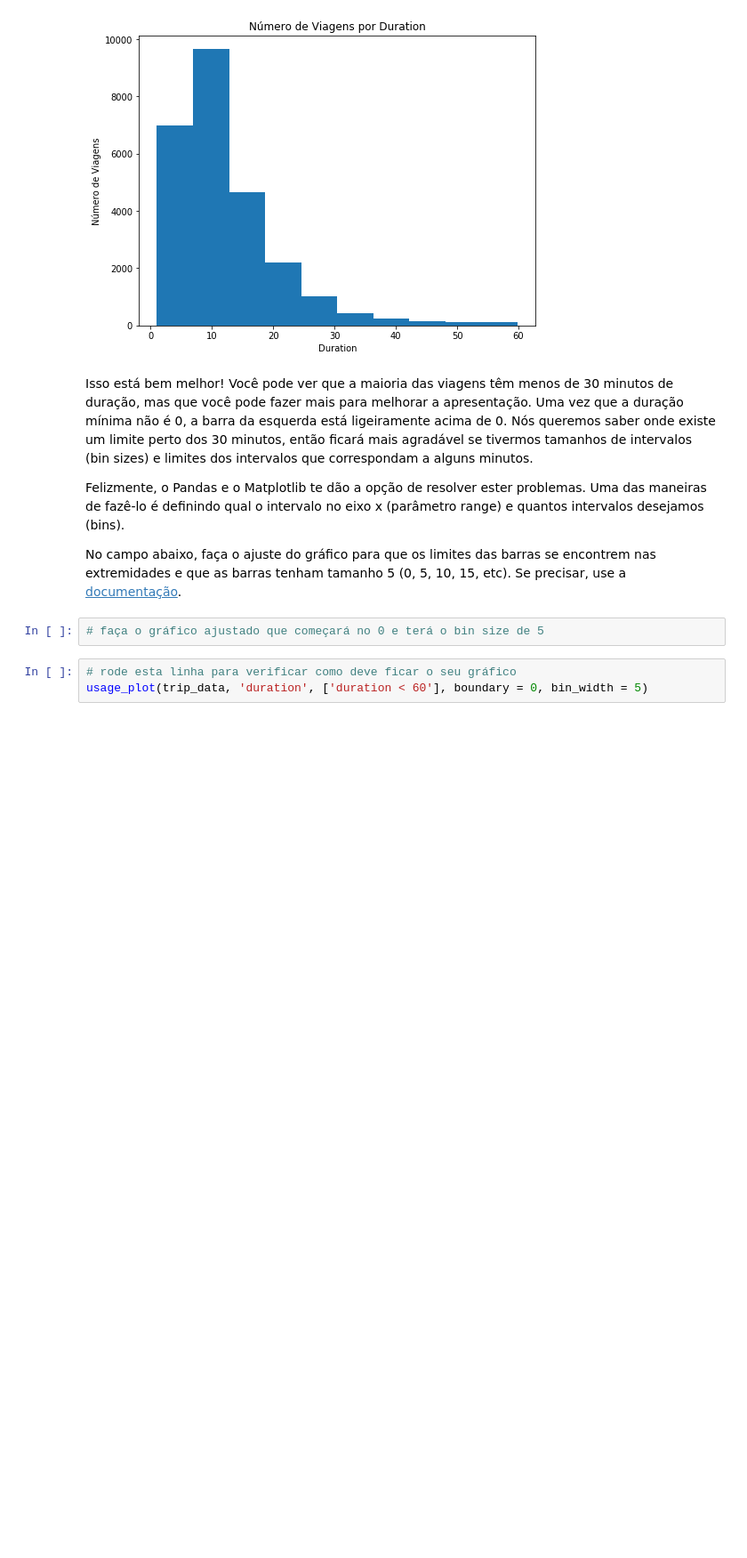
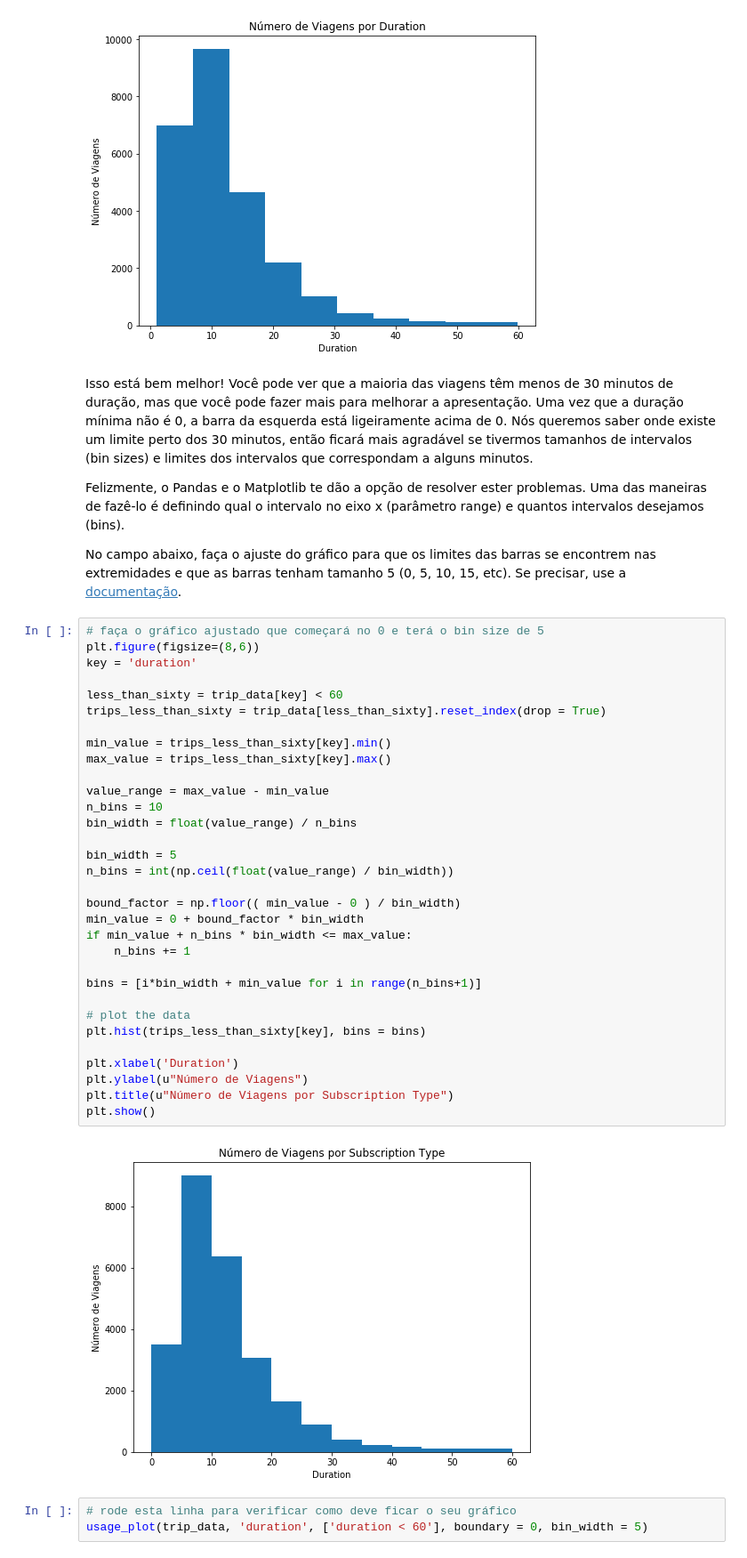
Before and after one commit to tiago-ferreira/data-science-foundation-one, a Jupyter notebook: weekFour/Analise_Bay_Area_Bike_Share-NDFDSI.ipynb, the cells around one changed output. Shown at 89% size. Cells and saved outputs as stored; diff of their text form; blank space fills up the shorter version.

```diff
--- a/weekFour/Analise_Bay_Area_Bike_Share-NDFDSI.ipynb
+++ b/weekFour/Analise_Bay_Area_Bike_Share-NDFDSI.ipynb
@@ -436,8 +436,40 @@ Isso está bem melhor! Você pode ver que a maioria das viagens têm menos de 30
 Felizmente, o Pandas e o Matplotlib te dão a opção de resolver ester problemas. Uma das maneiras de fazê-lo é definindo qual o intervalo no eixo x (parâmetro range) e quantos intervalos desejamos (bins).
 
 No campo abaixo, faça o ajuste do gráfico para que os limites das barras se encontrem nas extremidades e que as barras tenham tamanho 5 (0, 5, 10, 15, etc). Se precisar, use a [documentação](http://matplotlib.org/api/_as_gen/matplotlib.axes.Axes.hist.html#matplotlib.axes.Axes.hist).
-# %%
-# faça o gráfico ajustado que começará no 0 e terá o bin size de 5
+# %%
+# faça o gráfico ajustado que começará no 0 e terá o bin size de 5
+plt.figure(figsize=(8,6))
+key = 'duration'
+
+less_than_sixty = trip_data[key] < 60
+trips_less_than_sixty = trip_data[less_than_sixty].reset_index(drop = True)
+
+min_value = trips_less_than_sixty[key].min()
+max_value = trips_less_than_sixty[key].max()
+
+value_range = max_value - min_value
+n_bins = 10
+bin_width = float(value_range) / n_bins
+
+bin_width = 5
+n_bins = int(np.ceil(float(value_range) / bin_width))
+
+bound_factor = np.floor(( min_value - 0 ) / bin_width)
+min_value = 0 + bound_factor * bin_width
+if min_value + n_bins * bin_width <= max_value:
+    n_bins += 1
+
+bins = [i*bin_width + min_value for i in range(n_bins+1)]
+
+# plot the data
+plt.hist(trips_less_than_sixty[key], bins = bins)
+
+plt.xlabel('Duration')
+plt.ylabel(u"Número de Viagens")
+plt.title(u"Número de Viagens por Subscription Type")
+plt.show()
+# %% [output]
+[figure, added]
 # %%
 # rode esta linha para verificar como deve ficar o seu gráfico
 usage_plot(trip_data, 'duration', ['duration < 60'], boundary = 0, bin_width = 5)
```
